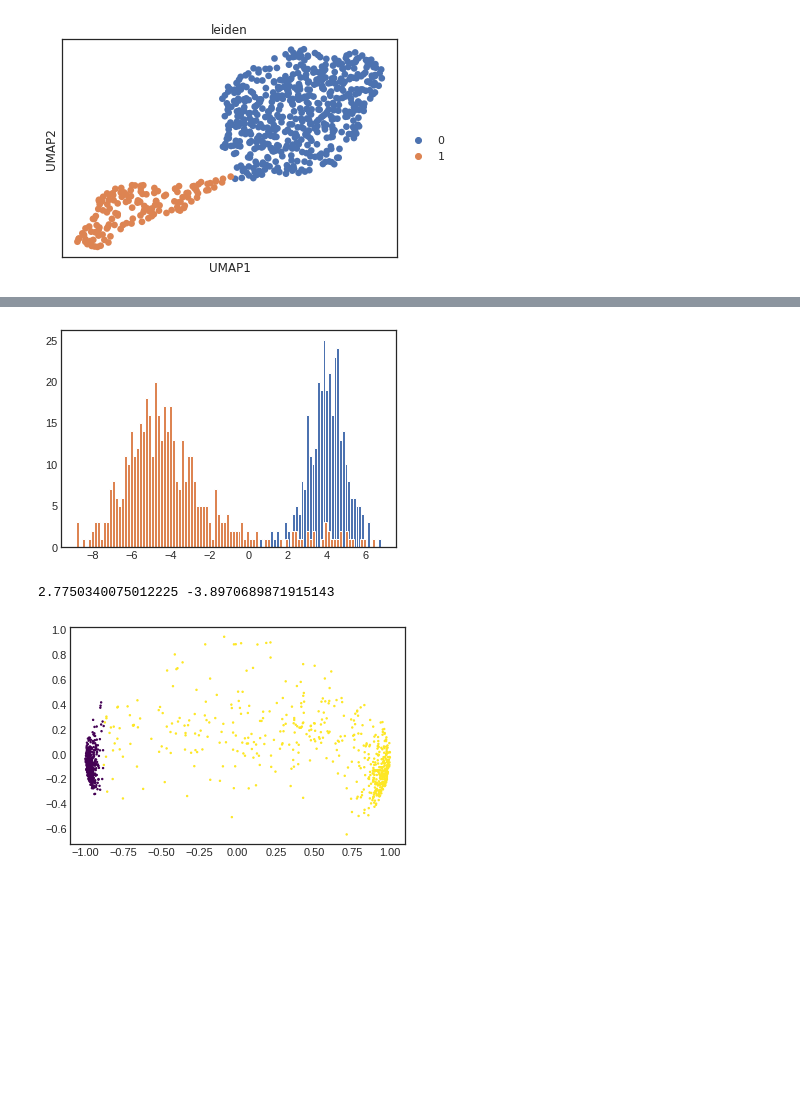
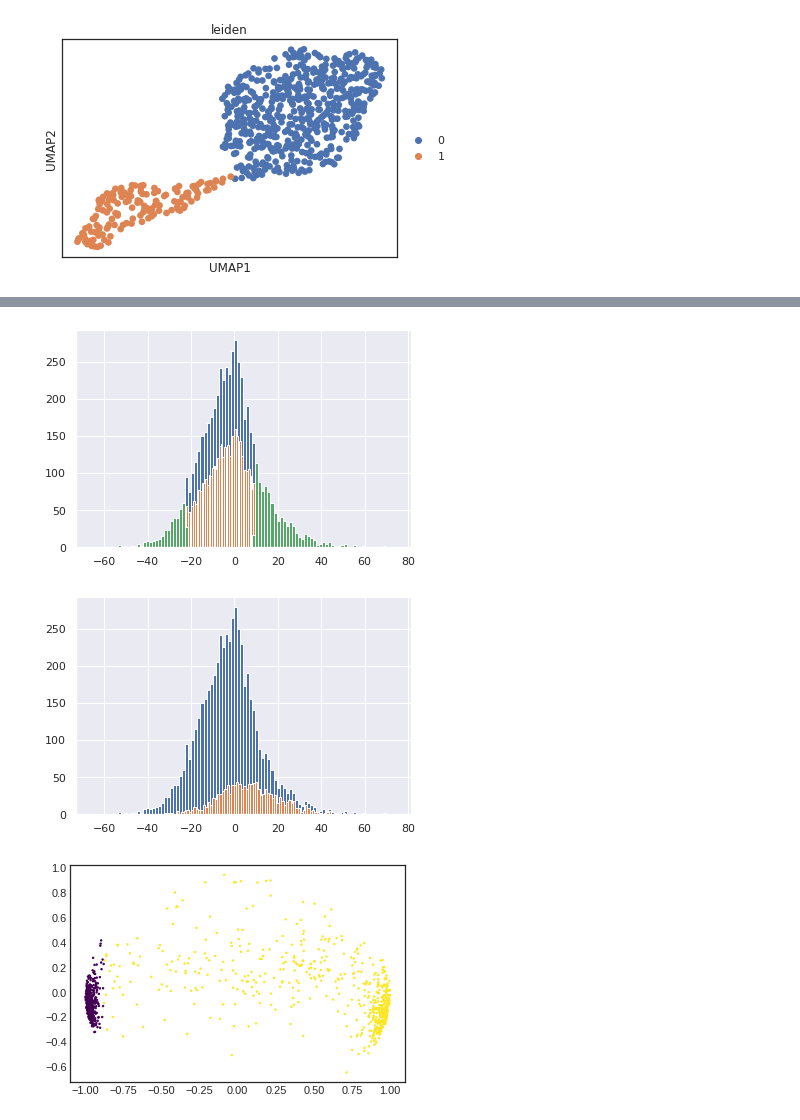
Before and after one commit to xinzhu-email/CITE-pool, a Jupyter notebook: AnalysisTutorial_.ipynb, the cells around one changed output, grey strips where cells are left out. Cells and saved outputs as stored; diff of their text form; code cells hidden in the pictures; blank space fills up the shorter version.

```diff
--- a/AnalysisTutorial_.ipynb
+++ b/AnalysisTutorial_.ipynb
@@ -180,0 +291,19 @@ traversal = BTreeTraversal(tree)
+# %%
+import scanpy as sc
+from Classifier.BTreeTraversal import BTreeTraversal
+from Classifier.Visualize import plot_keymarker,visualize_tree
+import pickle
+
+id = '1/1'
+f = open('../output/PBMC_1/'+id+'/tree.pickle','rb')
+tree = pickle.load(f)
+
+adata = sc.read_h5ad('../data/PBMC DATA/1/data.h5ad')
+data_ = adata[:,adata.var['feature_types']=='Antibody Capture'].to_df()
+f = open('../output/PBMC_1/0/tree.pickle','rb')
+modeltree = pickle.load(f)
+
+visualize_tree(tree, data_, '../output/PBMC_1/'+id, 'tree', compact=True, modeltree=modeltree)
+f = open('../output/PBMC_1/'+id+'/tree_test.pickle','wb')
+pickle.dump(tree,f)
+f.close()
@@ -213,32 +401,38 @@ sc.pl.umap(adata,color='leiden')
 # %%
 # from sklearn.preprocessing import normalize
-# node = tempnode
-adata = rnadata[node.indices,:].copy()
-sc.pp.normalize_total(adata, target_sum=1e4)
-sc.pp.log1p(adata)
-w = pd.read_csv('../output/7_4_0/retrian_embedding.csv',index_col=0)
-new_embedding = np.dot(adata.X.toarray(), w)
-new_embedding = pd.Series(new_embedding[:,-2],index=adata.obs_names)
+node = traversal.get_node(1)
+# adata = rnadata[node.indices,:].copy()
+# sc.pp.normalize_total(adata, target_sum=1e4)
+# sc.pp.log1p(adata)
+# w = pd.read_csv('../output/7_4_0/retrian_embedding.csv',index_col=0)
+# new_embedding = np.dot(adata.X.toarray(), w)
+# new_embedding = pd.Series(new_embedding[:,-2],index=adata.obs_names)
 # plt.hist(new_embedding[node.indices],bins=100)
 # plt.hist(new_embedding[node.left_indices],bins=100)
 # plt.hist(new_embedding[node.right_indices],bins=100)
 plt.hist(node.artificial_w,bins=100)
-plt.hist(node.artificial_w[node.left_indices],bins=100)
-plt.hist(node.artificial_w[node.right_indices],bins=100)
+plt.hist(node.artificial_w.loc[node.left.indices],bins=40)
+plt.hist(node.artificial_w.loc[node.right.indices],bins=100)
+plt.show()
+# plt.hist(node.artificial_w.loc[pred['Label']=='4_leaf'],bins=50)
+plt.hist(node.artificial_w,bins=100)
+plt.hist(node.artificial_w.loc[set(adata[adata.obs['cell_type']=='cMono'].obs_names)&set(node.artificial_w.index)],bins=100)
+# plt.hist(node.artificial_w[set(node.artificial_w.index)&set(node.left_indices)],bins=100)
+# plt.hist(node.artificial_w[set(node.artificial_w.index)&set(node.right_indices)],bins=100)
 
 # sc.pp.highly_variable_genes(adata,min_disp=0.5)
 # adata = adata[:,adata.var.highly_variable]
 # # print(adata.shape)
 # sc.pp.scale(adata)
 # sc.pp.pca(adata, n_comps=100)
 # ppdata = adata.obsm['X_pca'].T
 # temp = normalize(ppdata[:5,:].T,copy=True)
 # plt.scatter(ppdata[0,:],ppdata[1,:],s=1,c=pred0, cmap='viridis')
 plt.show()
-print(new_embedding[node.left_indices].mean(),new_embedding[node.right_indices].mean())
+# print(new_embedding[node.left_indices].mean(),new_embedding[node.right_indices].mean())
 # %% [output]
-[figure, old version]
+[figure, new version]
-2.7750340075012225 -3.8970689871915143
+[figure, added]
 # %%
 # temp = normalize(ppdata[:5,:].T,copy=True)
 # plt.hist(temp[:,0],bins=100)
```
Also changed, not shown: parts of 18 cells of this notebook, 8 other files.
